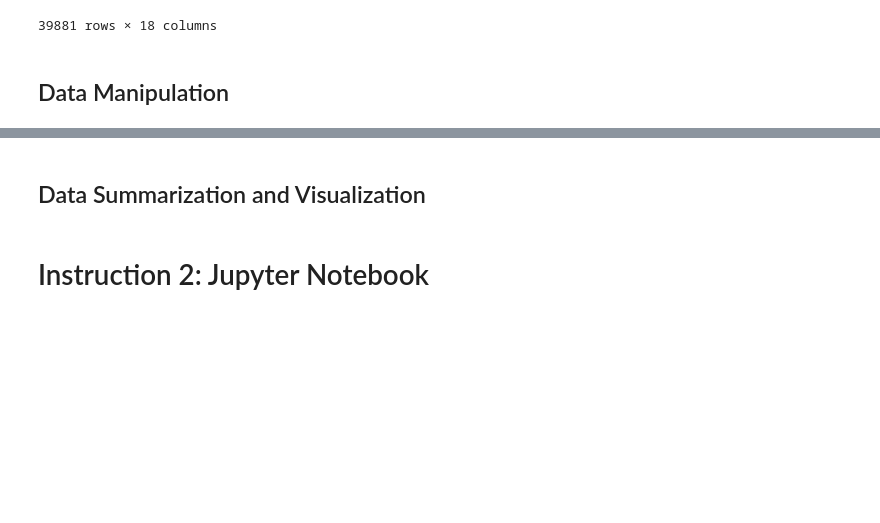
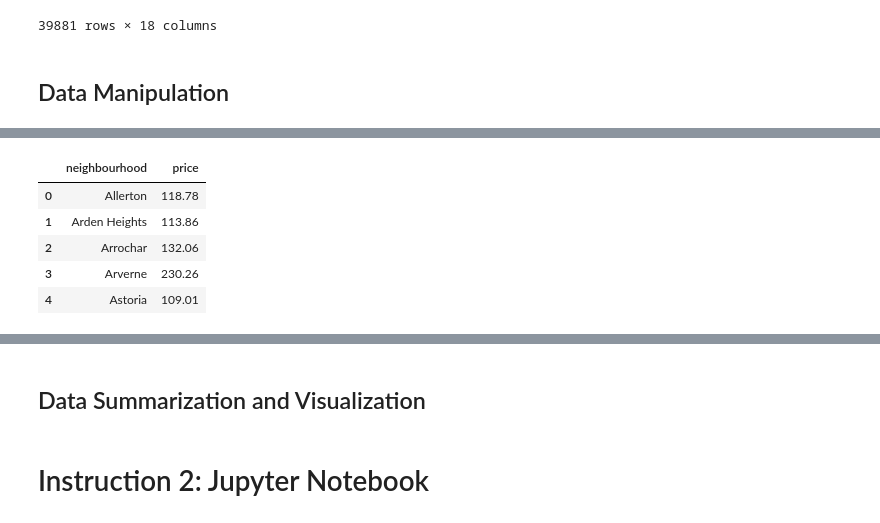
Before and after one commit to Naren1610/IST5520GrpProj, a Jupyter notebook: Milestone2_v2.ipynb, the cells around one changed output, grey strips where cells are left out. Cells and saved outputs as stored; diff of their text form; code cells hidden in the pictures; blank space fills up the shorter version.

```diff
--- a/Milestone2_v2.ipynb
+++ b/Milestone2_v2.ipynb
@@ -124,0 +189,10 @@ df2
+# %%
+df_mean = df_mean_price[['price']].reset_index()
+df_mean.head()
+# %% [output]
+|  | neighbourhood | price |
+| 0 | Allerton | 118.78 |
+| 1 | Arden Heights | 113.86 |
+| 2 | Arrochar | 132.06 |
+| 3 | Arverne | 230.26 |
+| 4 | Astoria | 109.01 |
```
Also changed, not shown: parts of 16 cells of this notebook.
